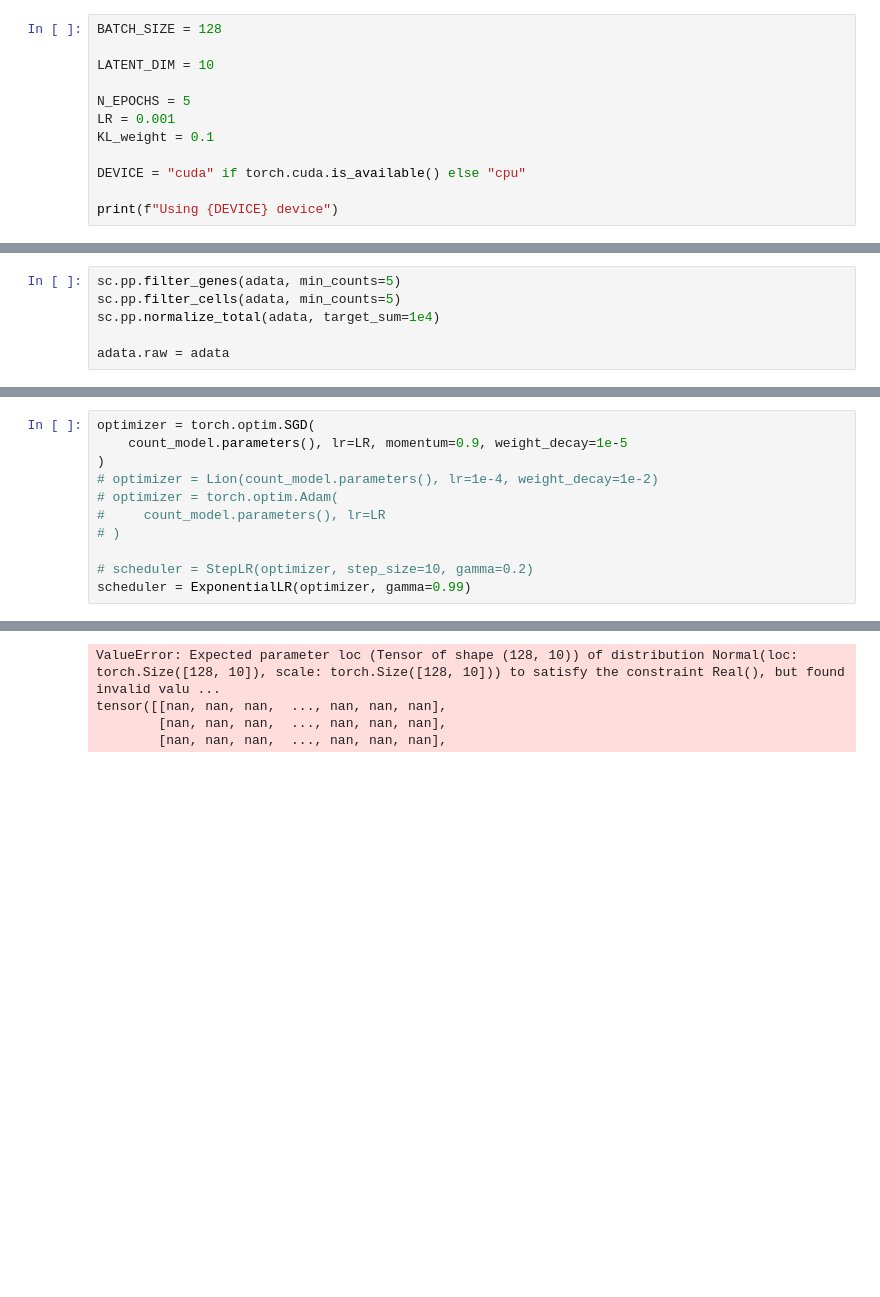
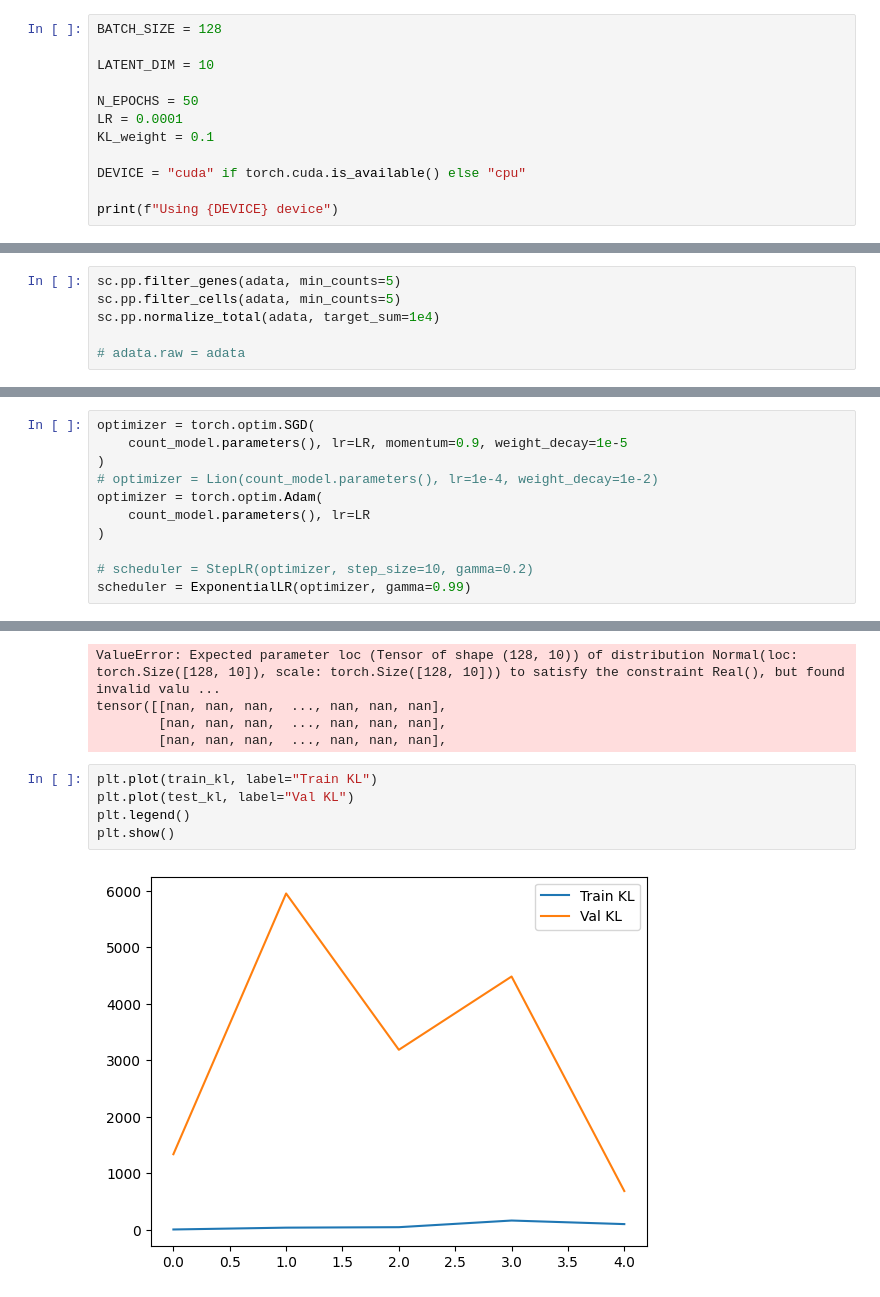
Before and after one commit to ai-hub-weizmann/ex-vae, a Jupyter notebook: count_vae.ipynb, the cells around one changed output, grey strips where cells are left out. Drawn from its saved outputs; the diff is of its cells as text; blank space fills up the shorter version.

```diff
--- a/count_vae.ipynb
+++ b/count_vae.ipynb
@@ -227,8 +227,8 @@ BATCH_SIZE = 128
 
 LATENT_DIM = 10
 
-N_EPOCHS = 5
-LR = 0.001
+N_EPOCHS = 50
+LR = 0.0001
 KL_weight = 0.1
 
 DEVICE = "cuda" if torch.cuda.is_available() else "cpu"
@@ -280,7 +285,7 @@ sc.pp.filter_genes(adata, min_counts=5)
 sc.pp.filter_cells(adata, min_counts=5)
 sc.pp.normalize_total(adata, target_sum=1e4)
 
-adata.raw = adata
+# adata.raw = adata
 # %%
 sc.pp.highly_variable_genes(
     adata,
@@ -369,9 +365,9 @@ optimizer = torch.optim.SGD(
     count_model.parameters(), lr=LR, momentum=0.9, weight_decay=1e-5
 )
 # optimizer = Lion(count_model.parameters(), lr=1e-4, weight_decay=1e-2)
-# optimizer = torch.optim.Adam(
-#     count_model.parameters(), lr=LR
-# )
+optimizer = torch.optim.Adam(
+    count_model.parameters(), lr=LR
+)
 
 # scheduler = StepLR(optimizer, step_size=10, gamma=0.2)
 scheduler = ExponentialLR(optimizer, gamma=0.99)
@@ -394,3 +390,10 @@ ValueError: Expected parameter loc (Tensor of shape (128, 10)) of distribution N
 tensor([[nan, nan, nan,  ..., nan, nan, nan],
         [nan, nan, nan,  ..., nan, nan, nan],
         [nan, nan, nan,  ..., nan, nan, nan],
+# %%
+plt.plot(train_kl, label="Train KL")
+plt.plot(test_kl, label="Val KL")
+plt.legend()
+plt.show()
+# %% [output]
+[figure, added]
```
Also changed, not shown: parts of 9 cells of this notebook, 1 other file.
